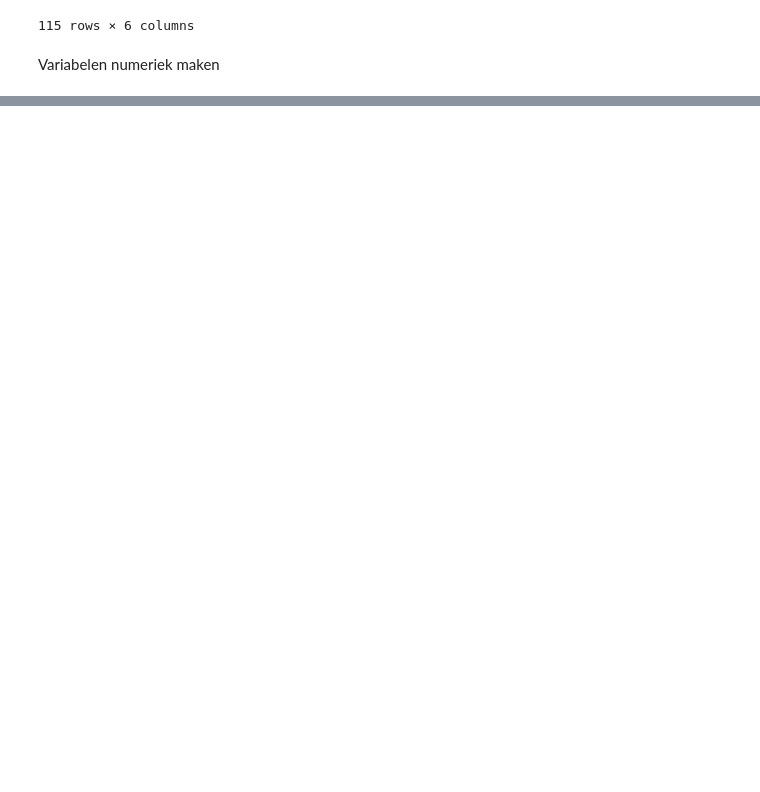
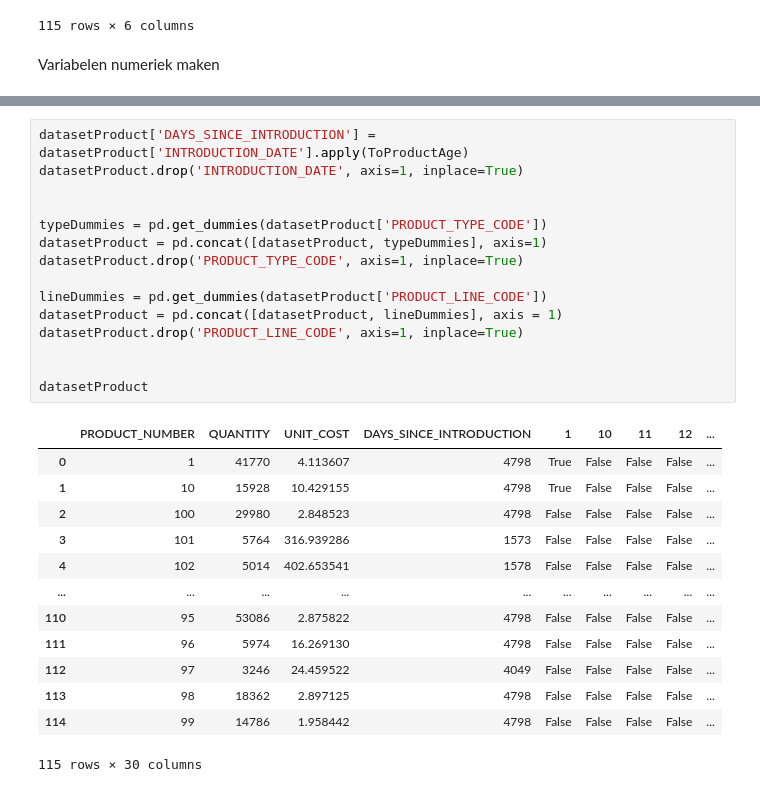
Before and after one commit to OutworldToast/Data-Warehouse, a Jupyter notebook: DataWarehouse.ipynb, the cells around one changed output, grey strips where cells are left out. Saved outputs shown, nothing was run; the diff lists cells and outputs as text; blank space fills up the shorter version.

```diff
--- a/DataWarehouse.ipynb
+++ b/DataWarehouse.ipynb
@@ -790,0 +790,29 @@ datasetProduct
+# %%
+datasetProduct['DAYS_SINCE_INTRODUCTION'] = datasetProduct['INTRODUCTION_DATE'].apply(ToProductAge)
+datasetProduct.drop('INTRODUCTION_DATE', axis=1, inplace=True)
+
+
+typeDummies = pd.get_dummies(datasetProduct['PRODUCT_TYPE_CODE'])
+datasetProduct = pd.concat([datasetProduct, typeDummies], axis=1)
+datasetProduct.drop('PRODUCT_TYPE_CODE', axis=1, inplace=True)
+
+lineDummies = pd.get_dummies(datasetProduct['PRODUCT_LINE_CODE'])
+datasetProduct = pd.concat([datasetProduct, lineDummies], axis = 1)
+datasetProduct.drop('PRODUCT_LINE_CODE', axis=1, inplace=True)
+
+
+datasetProduct
+# %% [output]
+|  | PRODUCT_NUMBER | QUANTITY | UNIT_COST | DAYS_SINCE_INTRODUCTION | 1 | 10 | 11 | 12 | ... |
+| 0 | 1 | 41770 | 4.113607 | 4798 | True | False | False | False | ... |
+| 1 | 10 | 15928 | 10.429155 | 4798 | True | False | False | False | ... |
+| 2 | 100 | 29980 | 2.848523 | 4798 | False | False | False | False | ... |
+| 3 | 101 | 5764 | 316.939286 | 1573 | False | False | False | False | ... |
+| 4 | 102 | 5014 | 402.653541 | 1578 | False | False | False | False | ... |
+| ... | ... | ... | ... | ... | ... | ... | ... | ... | ... |
+| 110 | 95 | 53086 | 2.875822 | 4798 | False | False | False | False | ... |
+| 111 | 96 | 5974 | 16.269130 | 4798 | False | False | False | False | ... |
+| 112 | 97 | 3246 | 24.459522 | 4049 | False | False | False | False | ... |
+| 113 | 98 | 18362 | 2.897125 | 4798 | False | False | False | False | ... |
+| 114 | 99 | 14786 | 1.958442 | 4798 | False | False | False | False | ... |
+115 rows × 30 columns
```
Also changed, not shown: parts of 17 cells of this notebook, 1 other file.
